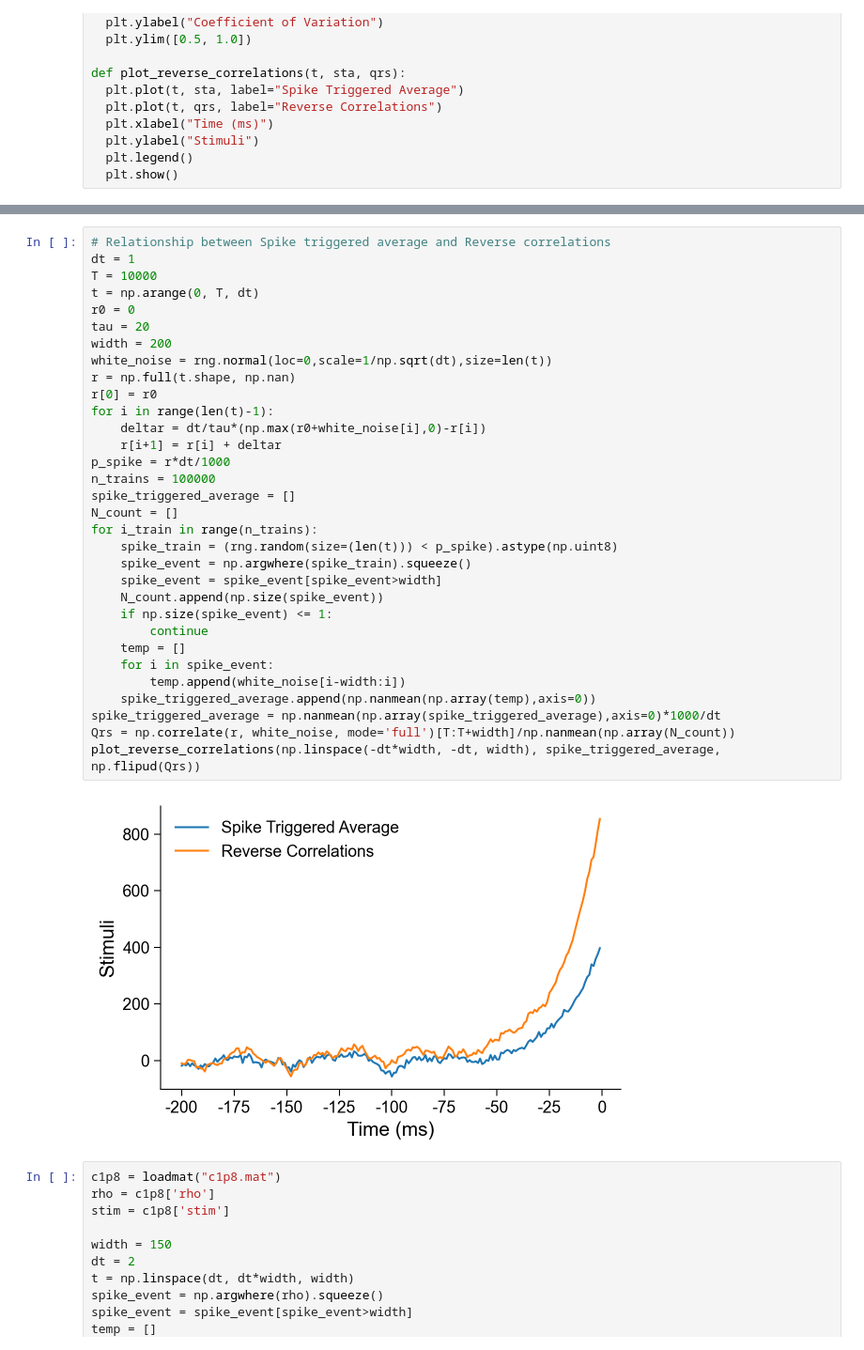
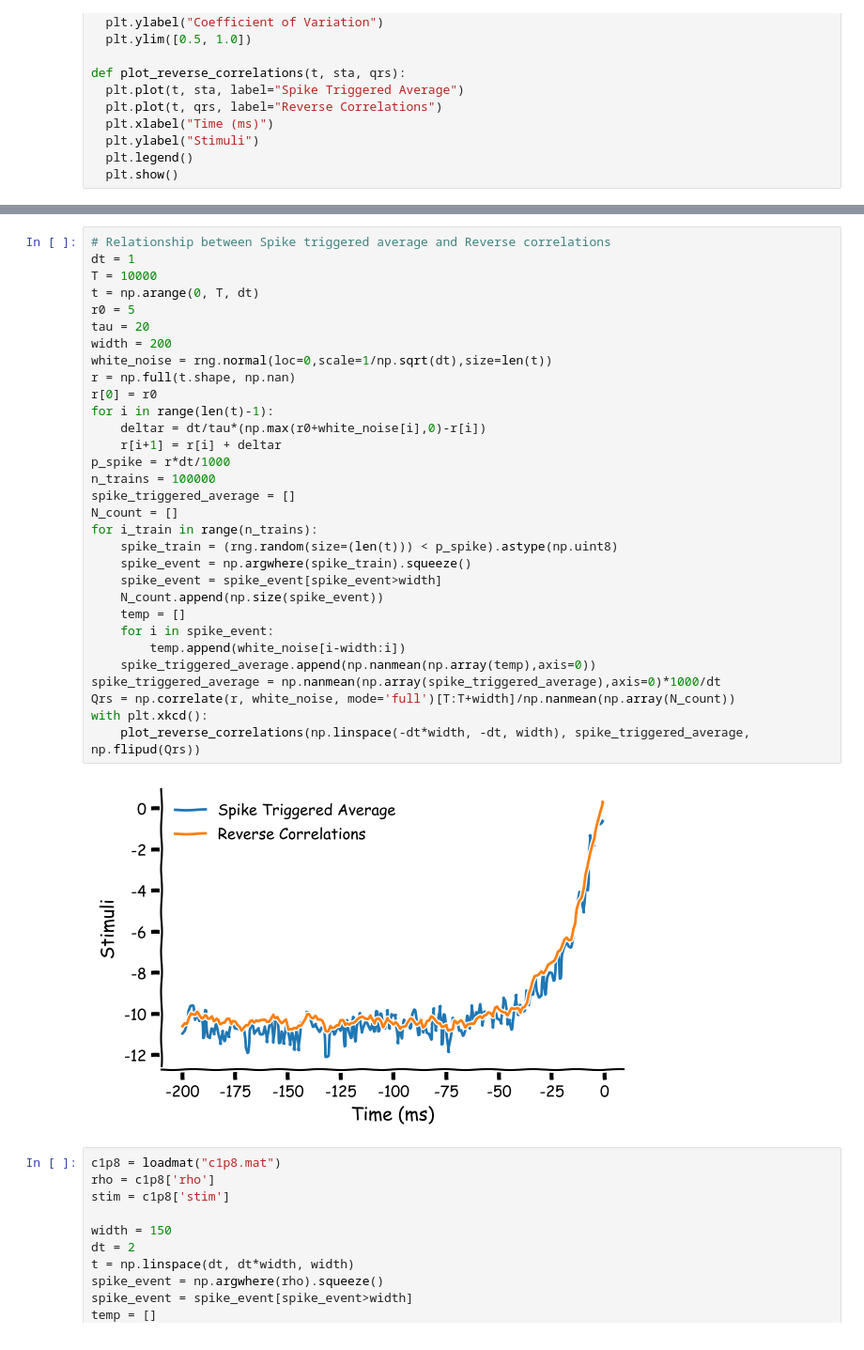
Before and after one commit to Yu-AngCheng/JC, a Jupyter notebook: Theoretical Neuroscience/Ch1.ipynb, the cells around one changed output, grey strips where cells are left out. Shown at 94% size. Saved outputs shown, nothing was run; the diff lists cells and outputs as text.

```diff
--- a/Theoretical Neuroscience/Ch1.ipynb
+++ b/Theoretical Neuroscience/Ch1.ipynb
@@ -297,37 +294,36 @@ with plt.xkcd():
 # %%
 # Relationship between Spike triggered average and Reverse correlations
 dt = 1
 T = 10000
 t = np.arange(0, T, dt)
-r0 = 0
+r0 = 5
 tau = 20
 width = 200
 white_noise = rng.normal(loc=0,scale=1/np.sqrt(dt),size=len(t))
 r = np.full(t.shape, np.nan)
 r[0] = r0
 for i in range(len(t)-1):
     deltar = dt/tau*(np.max(r0+white_noise[i],0)-r[i])
     r[i+1] = r[i] + deltar
 p_spike = r*dt/1000
 n_trains = 100000
 spike_triggered_average = []
 N_count = []
 for i_train in range(n_trains):
     spike_train = (rng.random(size=(len(t))) < p_spike).astype(np.uint8)
     spike_event = np.argwhere(spike_train).squeeze()
     spike_event = spike_event[spike_event>width]
     N_count.append(np.size(spike_event))
-    if np.size(spike_event) <= 1:
-        continue
     temp = []
     for i in spike_event:
         temp.append(white_noise[i-width:i])
     spike_triggered_average.append(np.nanmean(np.array(temp),axis=0))
 spike_triggered_average = np.nanmean(np.array(spike_triggered_average),axis=0)*1000/dt
 Qrs = np.correlate(r, white_noise, mode='full')[T:T+width]/np.nanmean(np.array(N_count))
-plot_reverse_correlations(np.linspace(-dt*width, -dt, width), spike_triggered_average, np.flipud(Qrs))
+with plt.xkcd():
+    plot_reverse_correlations(np.linspace(-dt*width, -dt, width), spike_triggered_average, np.flipud(Qrs))
 # %% [output]
-[figure, old version]
+[figure, new version]
 # %%
 c1p8 = loadmat("c1p8.mat")
 rho = c1p8['rho']
```
Also changed, not shown: parts of 7 cells of this notebook.
